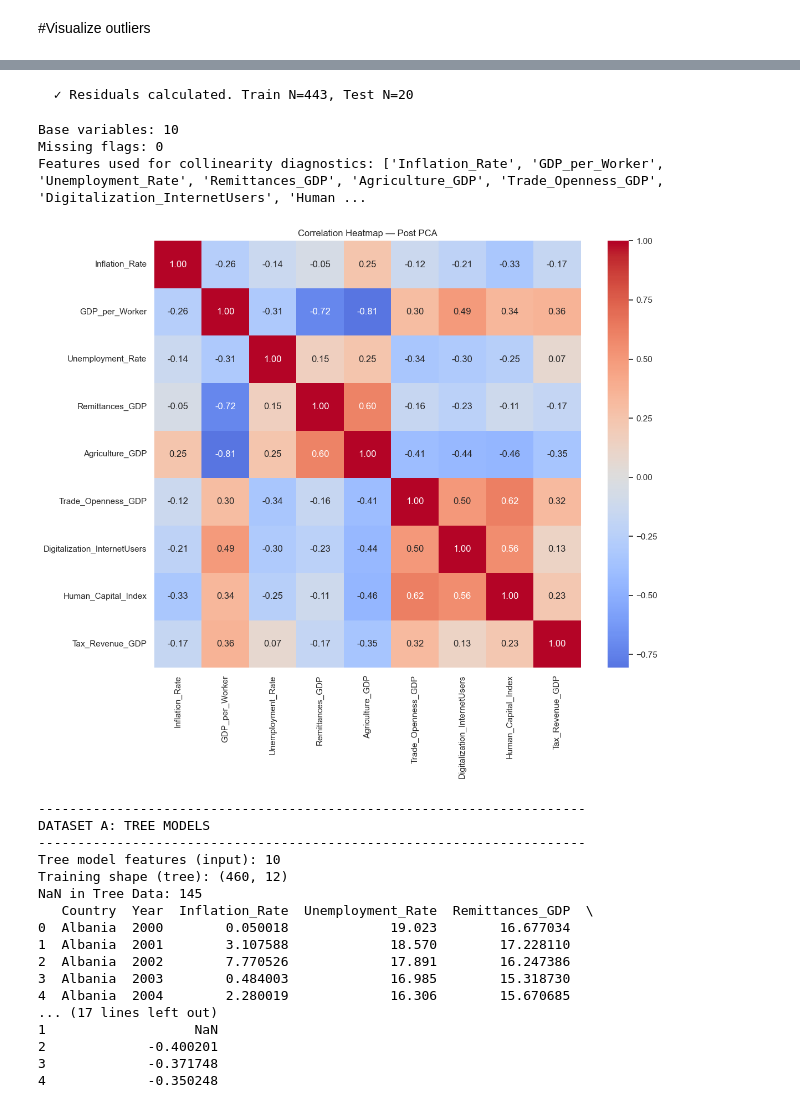
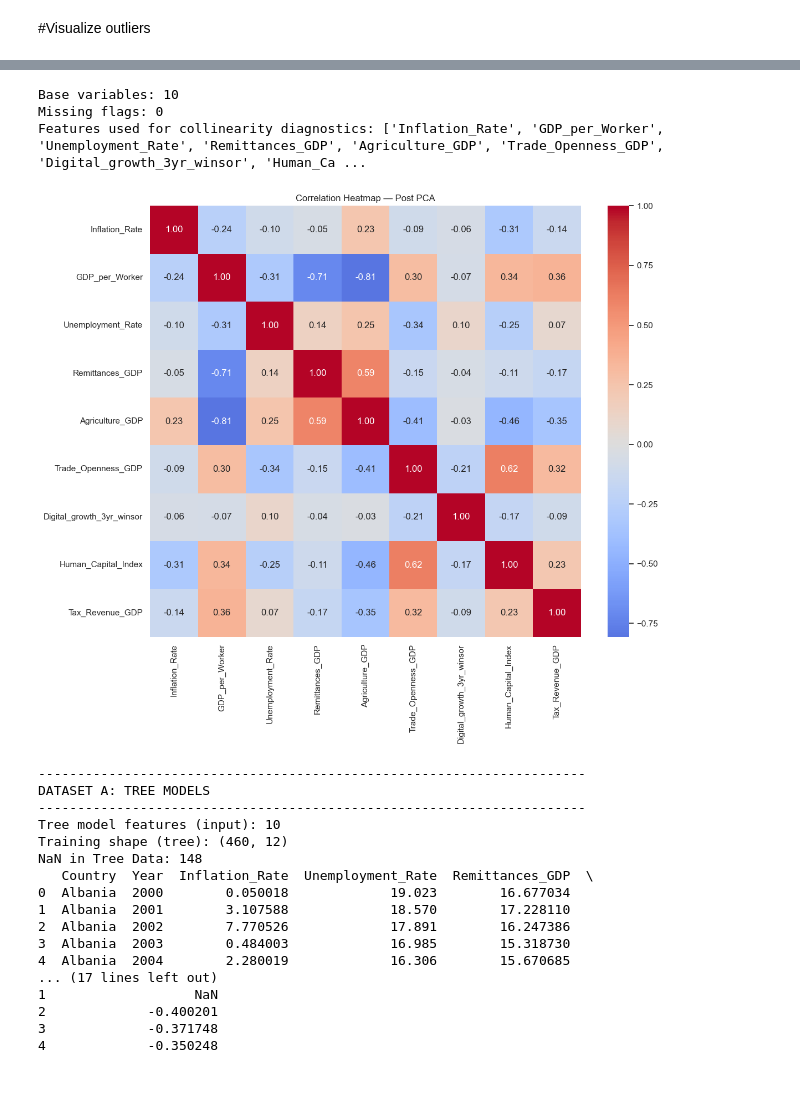
Before and after one commit to fkk01/shadow_economy-ofGDP-_, a Jupyter notebook: dataset_cleaned.ipynb, the cells around one changed output, grey strips where cells are left out. Saved outputs shown, nothing was run; the diff lists cells and outputs as text; code cells hidden in the pictures.

```diff
--- a/dataset_cleaned.ipynb
+++ b/dataset_cleaned.ipynb
@@ -673,7 +859,7 @@ plt.show()
 # Inspect skewness and extreme quantiles to decide
 candidates = ["Inflation_Rate","GDP_per_Worker","Unemployment_Rate","Remittances_GDP",
     "Agriculture_GDP","Trade_Openness_GDP","Tax_Revenue_GDP","Human_Capital_Index","Rule_of_Law",
-              "Government_Effectiveness","Regulatory_Quality","Corruption_Perception_Index"]
+              "Government_Effectiveness","Regulatory_Quality","Corruption_Perception_Index","Digital_growth_3yr"]
 candidates = [c for c in candidates if c in df_clean.columns]
 
 summary = []
@@ -995,72 +1415,34 @@ GOVERNANCE PCA (TRAINING ONLY)
-# %%
-import statsmodels.api as sm
-from sklearn.impute import SimpleImputer
-from sklearn.preprocessing import StandardScaler
-import matplotlib.pyplot as plt
-import seaborn as sns
-
-# Initialize columns
-df_train["GDP_per_Worker_resid"] = np.nan
-df_test["GDP_per_Worker_resid"] = np.nan
-
-# Define masks for valid data
-mask_train = df_train["GDP_per_Worker"].notna() & df_train["Governance_Index"].notna()
-mask_test = df_test["GDP_per_Worker"].notna() & df_test["Governance_Index"].notna()
-
-if mask_train.sum() > 10:
-    # 1. TRAIN REGRESSION
-    # Note: explicit alignment matches indices perfectly
-    X_train_reg = sm.add_constant(df_train.loc[mask_train, "Governance_Index"])
-    y_train_reg = df_train.loc[mask_train, "GDP_per_Worker"]
-
-    model_resid = sm.OLS(y_train_reg, X_train_reg).fit()
-
-    # 2. CALCULATE RESIDUALS FOR TRAINING DATA (CRITICAL STEP ADDED)
-    # Predicted GDP based on Governance
-    preds_train = model_resid.predict(X_train_reg)
-    # Actual GDP - Predicted GDP = Residual (The "Economic Health" not explained by Politics)
-    df_train.loc[mask_train, "GDP_per_Worker_resid"] = y_train_reg - preds_train
-
-    # 3. CALCULATE RESIDUALS FOR TEST DATA
-    if mask_test.sum() > 0:
-        X_test_reg = sm.add_constant(df_test.loc[mask_test, "Governance_Index"], has_constant='add')
-        preds_test = model_resid.predict(X_test_reg)
-        df_test.loc[mask_test, "GDP_per_Worker_resid"] = df_test.loc[mask_test, "GDP_per_Worker"] - preds_test
-
-    print(f"  ✓ Residuals calculated. Train N={mask_train.sum()}, Test N={mask_test.sum()}")
-# %% [output]
-  ✓ Residuals calculated. Train N=443, Test N=20
 # %%
 
 # Base variables (exclude original governance vars)
 base_vars = [
     "Inflation_Rate","GDP_per_Worker","Unemployment_Rate","Remittances_GDP",
-    "Agriculture_GDP","Trade_Openness_GDP","Digitalization_InternetUsers",
+    "Agriculture_GDP","Trade_Openness_GDP","Digital_growth_3yr_winsor",
     "Human_Capital_Index","Tax_Revenue_GDP","Governance_Index"
 ]
 
 # Missing flags (for tree models)
 flag_features = [col for col in df_train.columns if '_Missing' in col or '_LargeGap' in col or '_Imputed' in col]
 
 # Final feature list for correlation
 features = [f for f in base_vars + flag_features if f in df_clean.columns]
 
 print(f"\nBase variables: {len(base_vars)}")
 print(f"Missing flags: {len(flag_features)}")
 print("Features used for collinearity diagnostics:", features)
 
 # Correlation heatmap
 plt.figure(figsize=(12,10))
 corr = df_clean[features].corr(method="pearson")
 sns.heatmap(corr, annot=True, fmt=".2f", cmap="coolwarm", center=0, square=True)
 plt.title("Correlation Heatmap — Post PCA")
 plt.tight_layout()
 plt.show()
 # %% [output]
 Base variables: 10
 Missing flags: 0
-Features used for collinearity diagnostics: ['Inflation_Rate', 'GDP_per_Worker', 'Unemployment_Rate', 'Remittances_GDP', 'Agriculture_GDP', 'Trade_Openness_GDP', 'Digitalization_InternetUsers', 'Human ...
+Features used for collinearity diagnostics: ['Inflation_Rate', 'GDP_per_Worker', 'Unemployment_Rate', 'Remittances_GDP', 'Agriculture_GDP', 'Trade_Openness_GDP', 'Digital_growth_3yr_winsor', 'Human_Ca ...
-[figure, old version]
+[figure, new version]
 # %%
 print("\n" + "-"*70)
 print("DATASET A: TREE MODELS")
@@ -1073,11 +1455,11 @@ common_vars = [
     "Remittances_GDP_winsor",
     "Agriculture_GDP",
     "Trade_Openness_GDP",
-    "Digitalization_InternetUsers",
+    "Digital_growth_3yr_winsor",
     "Human_Capital_Index",
     "Tax_Revenue_GDP",
     "Governance_Index",
-    "GDP_per_Worker_resid" # <--- Now this exists in df_train!
+    "GDP_per_Worker_resid" #
 ]
 
 # Add flags if they exist
@@ -1095,7 +1477,9 @@ df_tree_test  = df_test[["Country", "Year"] + tree_features_in].copy()
 # 3. Rename Columns
 rename_map = {
     "Inflation_Rate_winsor": "Inflation_Rate",
-    "Remittances_GDP_winsor": "Remittances_GDP"
+    "Remittances_GDP_winsor": "Remittances_GDP",
+    "Digital_growth_3yr_winsor": "Digital_growth_3yr"
+
 }
 
 df_tree_train = df_tree_train.rename(columns=rename_map)
@@ -1111,7 +1495,7 @@ DATASET A: TREE MODELS
 ----------------------------------------------------------------------
 Tree model features (input): 10
 Training shape (tree): (460, 12)
-NaN in Tree Data: 145
+NaN in Tree Data: 148
    Country  Year  Inflation_Rate  Unemployment_Rate  Remittances_GDP  \
 0  Albania  2000        0.050018             19.023        16.677034
 1  Albania  2001        3.107588             18.570        17.228110
```
Also changed, not shown: parts of 32 cells of this notebook, 5 other files.
